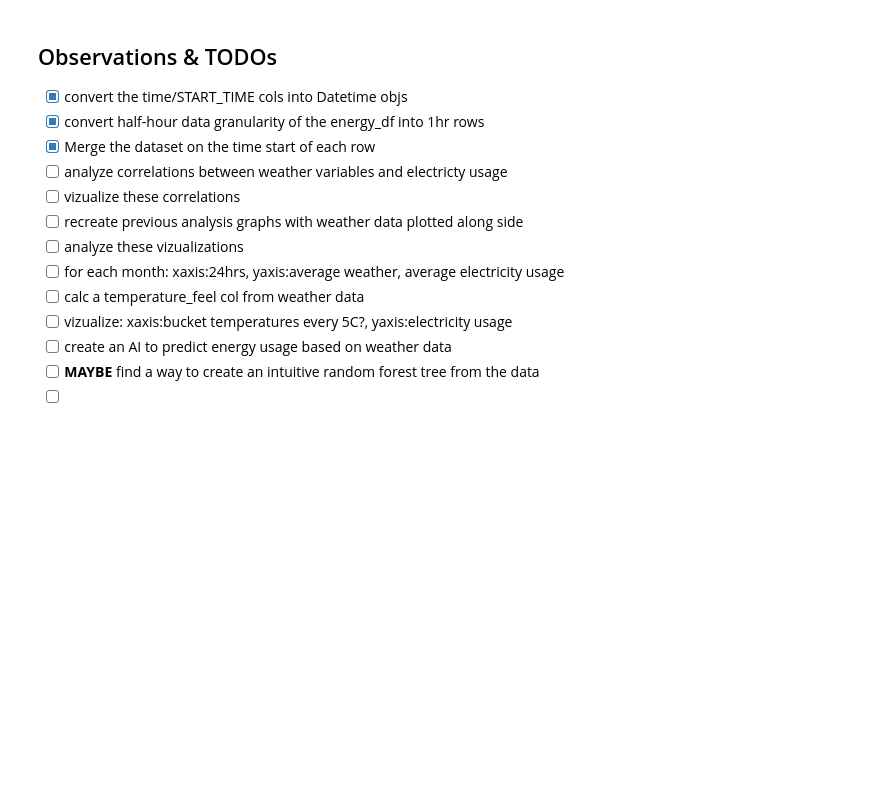
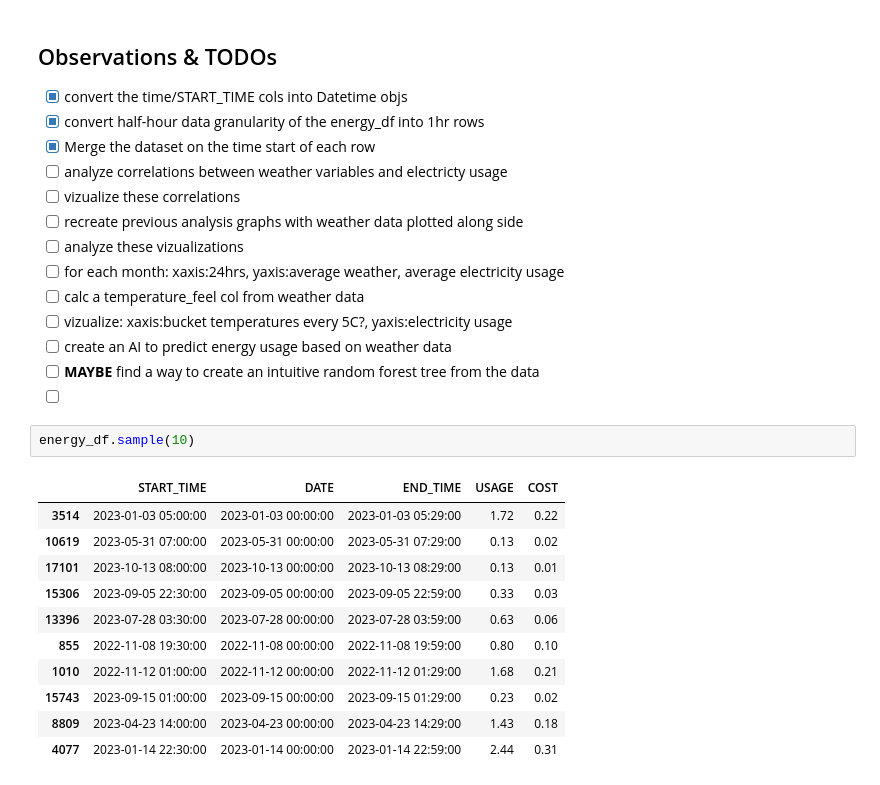
Before and after one commit to MichaelSalata/Energy_Use_Info, a Jupyter notebook: electricity_and_weather_analysis.ipynb, the cells around one changed output. Cells and saved outputs as stored; diff of their text form; blank space fills up the shorter version.

```diff
--- a/electricity_and_weather_analysis.ipynb
+++ b/electricity_and_weather_analysis.ipynb
@@ -130,4 +130,18 @@ memory usage: 549.2+ KB
 - [ ] create an AI to predict energy usage based on weather data
 - [ ] **MAYBE** find a way to create an intuitive random forest tree from the data
 - [ ]
+# %%
+energy_df.sample(10)
+# %% [output]
+|  | START_TIME | DATE | END_TIME | USAGE | COST |
+| 3514 | 2023-01-03 05:00:00 | 2023-01-03 00:00:00 | 2023-01-03 05:29:00 | 1.72 | 0.22 |
+| 10619 | 2023-05-31 07:00:00 | 2023-05-31 00:00:00 | 2023-05-31 07:29:00 | 0.13 | 0.02 |
+| 17101 | 2023-10-13 08:00:00 | 2023-10-13 00:00:00 | 2023-10-13 08:29:00 | 0.13 | 0.01 |
+| 15306 | 2023-09-05 22:30:00 | 2023-09-05 00:00:00 | 2023-09-05 22:59:00 | 0.33 | 0.03 |
+| 13396 | 2023-07-28 03:30:00 | 2023-07-28 00:00:00 | 2023-07-28 03:59:00 | 0.63 | 0.06 |
+| 855 | 2022-11-08 19:30:00 | 2022-11-08 00:00:00 | 2022-11-08 19:59:00 | 0.80 | 0.10 |
+| 1010 | 2022-11-12 01:00:00 | 2022-11-12 00:00:00 | 2022-11-12 01:29:00 | 1.68 | 0.21 |
+| 15743 | 2023-09-15 01:00:00 | 2023-09-15 00:00:00 | 2023-09-15 01:29:00 | 0.23 | 0.02 |
+| 8809 | 2023-04-23 14:00:00 | 2023-04-23 00:00:00 | 2023-04-23 14:29:00 | 1.43 | 0.18 |
+| 4077 | 2023-01-14 22:30:00 | 2023-01-14 00:00:00 | 2023-01-14 22:59:00 | 2.44 | 0.31 |
 # %%
```
Also changed, not shown: parts of 12 cells of this notebook.
